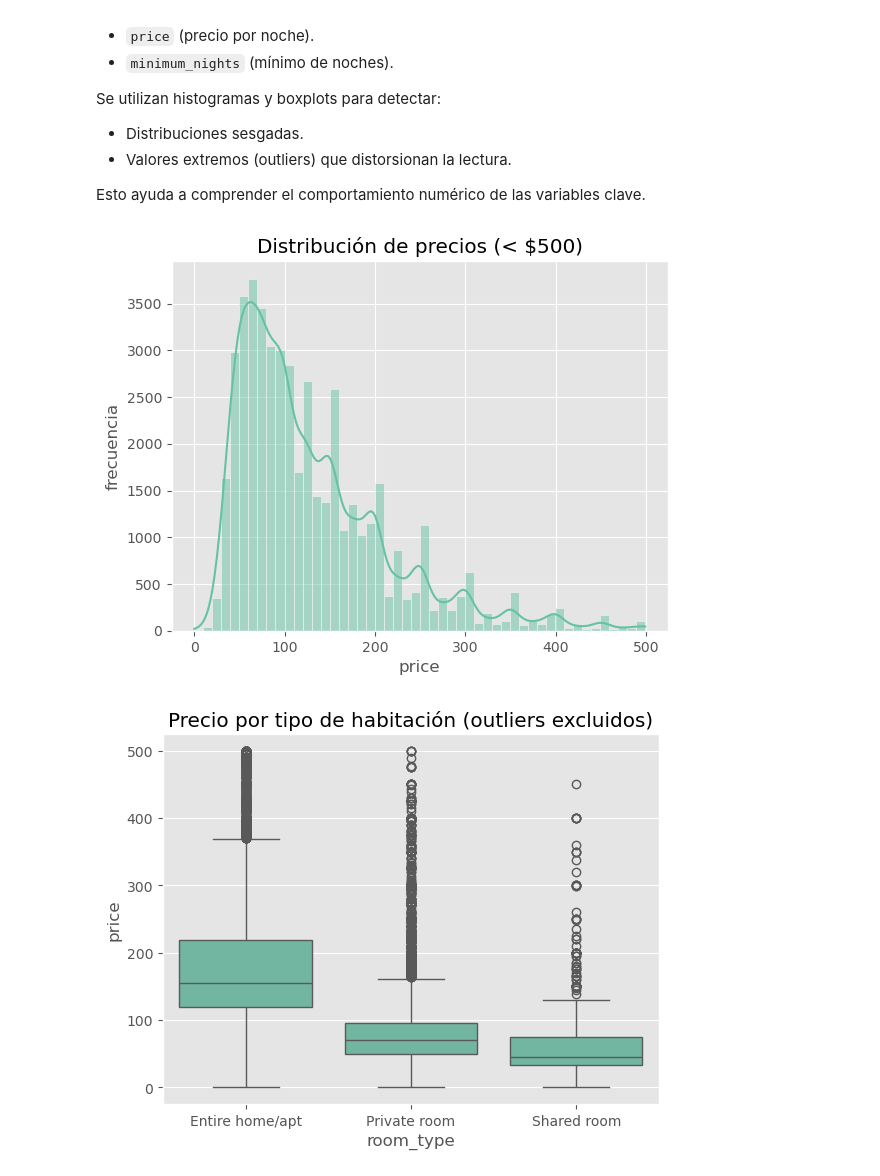
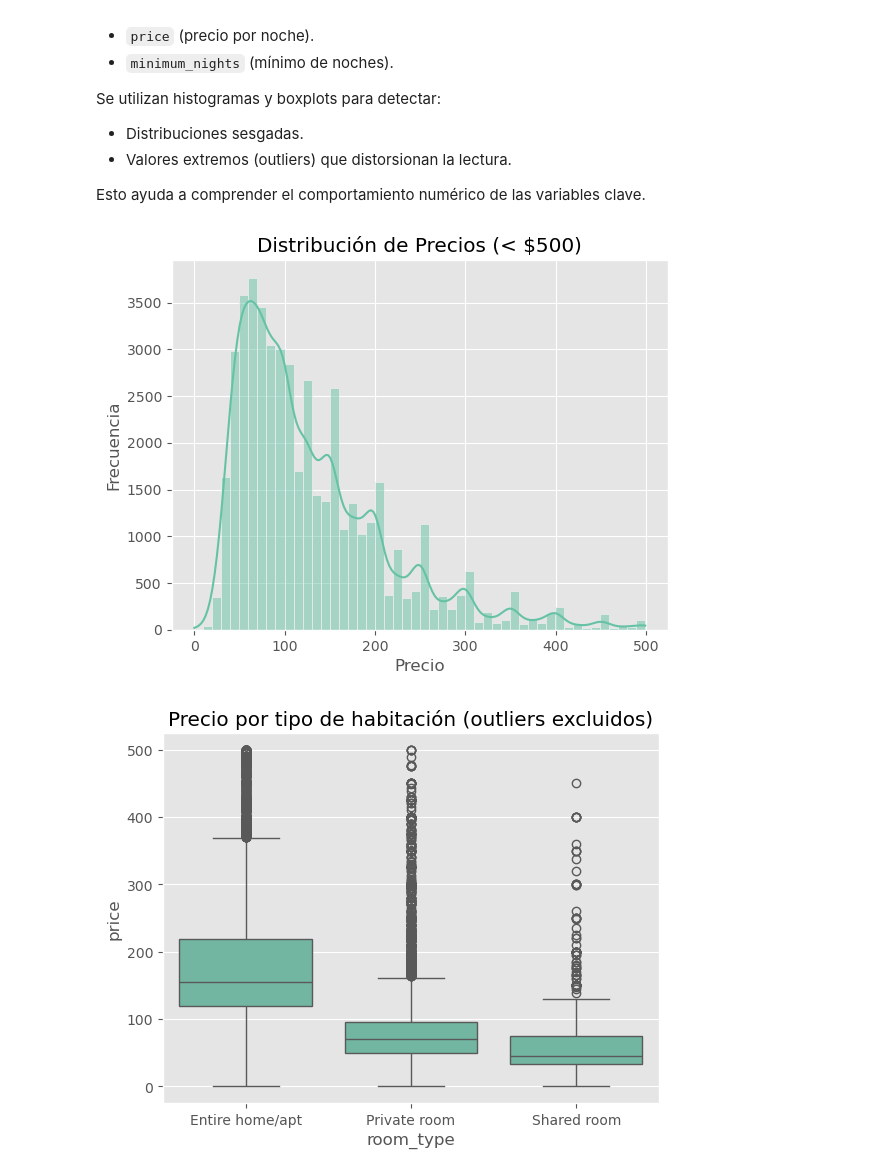
Before and after one commit to Vikktor93/airbnb-EDA-datalab, a Jupyter notebook: 001_EDA.ipynb, the cells around one changed output. Saved outputs shown, nothing was run; the diff lists cells and outputs as text; code cells hidden in the pictures.

Commit message:
Se agrega el gráfico de distribución de precios

```diff
--- a/001_EDA.ipynb
+++ b/001_EDA.ipynb
@@ -224,11 +224,13 @@ Esto ayuda a comprender el comportamiento numérico de las variables clave.
 # %%
 # Histograma de precios (cap a 500 para ver la masa principal)
 sns.histplot(df_clean.loc[df_clean["price"] < 500, "price"], bins=50, kde=True)
-plt.title("Distribución de precios (< $500)")
-plt.xlabel("price"); plt.ylabel("frecuencia")
+plt.title("Distribución de Precios (< $500)")
+plt.xlabel("Precio")
+plt.ylabel("Frecuencia")
+plt.savefig("output/distribucion_precios.png", dpi=300, bbox_inches="tight")
 plt.show()
 # %% [output]
-[figure, old version]
+[figure, new version]
 # %%
 # Boxplot de precio por tipo de habitación (cap a 500 para legibilidad)
 sns.boxplot(data=df_clean[df_clean["price"] < 500], x="room_type", y="price",
```
Also changed, not shown: 1 other file.
